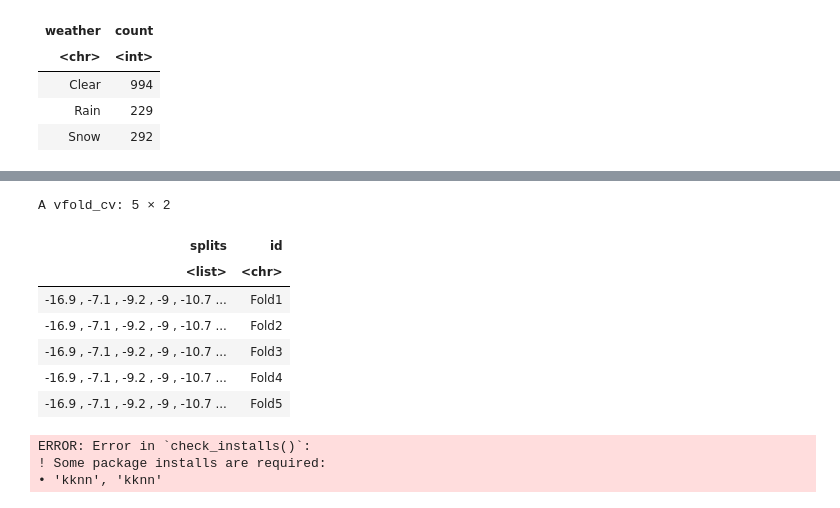
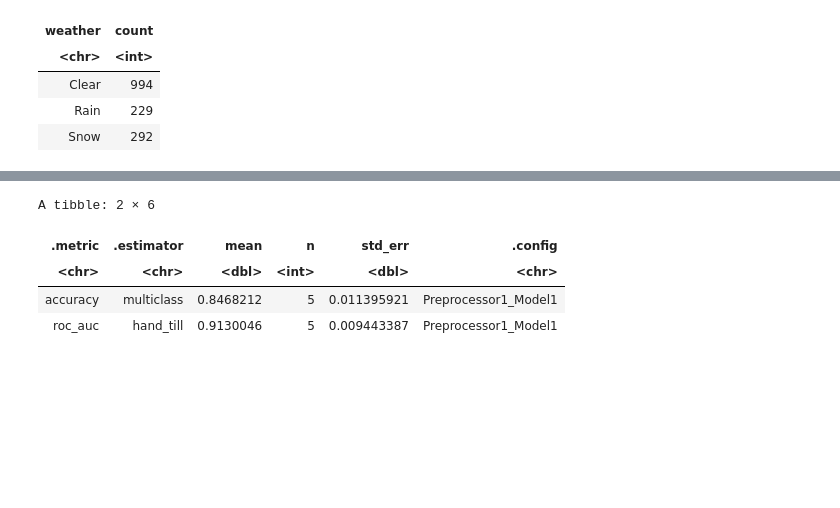
Before and after one commit to dvidEast/dsci100_group_project, a Jupyter notebook: group24_project_proposal.ipynb, the cells around one changed output, grey strips where cells are left out. Cells and saved outputs as stored; diff of their text form; code cells hidden in the pictures; blank space fills up the shorter version.

```diff
--- a/group24_project_proposal.ipynb
+++ b/group24_project_proposal.ipynb
@@ -143,20 +150,11 @@ weather_data_plot_training
 #1. performing a 5-fold cross validation
 set.seed(2000)
 weather_vfold <- vfold_cv(weather_train, v = 5, strata = weather)
-weather_vfold
+#weather_vfold, we can either show the output code for this or not, but it is very long
-# %% [output]
-A vfold_cv: 5 × 2
-| splits | id |
-| <list> | <chr> |
-| -16.9 , -7.1 , -9.2 , -9 , -10.7 ... | Fold1 |
-| -16.9 , -7.1 , -9.2 , -9 , -10.7 ... | Fold2 |
-| -16.9 , -7.1 , -9.2 , -9 , -10.7 ... | Fold3 |
-| -16.9 , -7.1 , -9.2 , -9 , -10.7 ... | Fold4 |
-| -16.9 , -7.1 , -9.2 , -9 , -10.7 ... | Fold5 |
 # %%
-#2. performing workflow analysis, so we can run cross validation for each split
+#2. performing workflow analysis, so we can run cross validation for each splitset.seed(2000)
+
 set.seed(2000)
-
 knn_spec<-nearest_neighbor(weight_func="rectangular",neighbors=3)|>
 set_engine("kknn")|>
 set_mode("classification")
@@ -170,8 +168,18 @@ add_recipe(weather_recipe)|>
 add_model(knn_spec)|>
 fit_resamples(resamples=weather_vfold)
 
-weather_resample_fit
+#weather_resamples_fit, same thing for this, code output is long
-# %% [output]
-ERROR: Error in `check_installs()`:
-! Some package installs are required:
-• 'kknn', 'kknn'
+# %%
+#3. determine how accurate classifier's validation is for the 5 folds
+
+weather_metrics<-weather_resamples_fit|>
+collect_metrics()
+
+weather_metrics
+#accuracy around 85%
+# %% [output]
+A tibble: 2 × 6
+| .metric | .estimator | mean | n | std_err | .config |
+| <chr> | <chr> | <dbl> | <int> | <dbl> | <chr> |
+| accuracy | multiclass | 0.8468212 | 5 | 0.011395921 | Preprocessor1_Model1 |
+| roc_auc | hand_till | 0.9130046 | 5 | 0.009443387 | Preprocessor1_Model1 |
```
Also changed, not shown: parts of 3 cells of this notebook.
